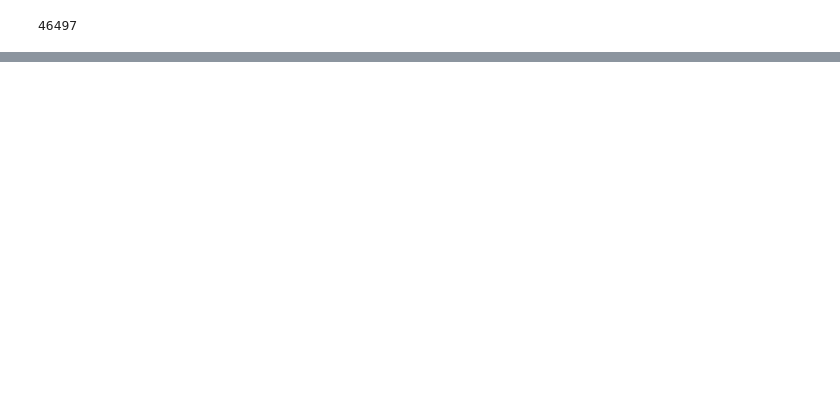
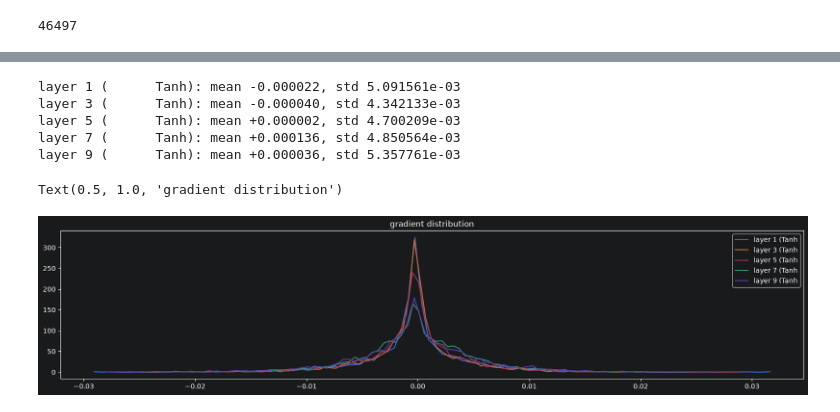
Before and after one commit to majorgilles/karpathy_ml_course, a Jupyter notebook: coursework/04-activations-gradients-batchnorm/notebooks/04-activations-gradients-batchnorm.ipynb, the cells around one changed output, grey strips where cells are left out. Drawn from its saved outputs; the diff is of its cells as text; code cells hidden in the pictures; blank space fills up the shorter version.

```diff
--- a/coursework/04-activations-gradients-batchnorm/notebooks/04-activations-gradients-batchnorm.ipynb
+++ b/coursework/04-activations-gradients-batchnorm/notebooks/04-activations-gradients-batchnorm.ipynb
@@ -641,0 +796,24 @@ for p in parameters:
+# %%
+# Overlay gradients with respect to every hidden tanh layer's latest output.
+plt.figure(figsize=(20, 4))
+legends = []
+for i, layer in enumerate(layers[:-1]):  # Exclude the final output Linear layer.
+    if isinstance(layer, Tanh):
+        t = layer.out.grad  # (B, 100): d(loss) / d(post-tanh activation).
+        print(
+            f"layer {i} ({layer.__class__.__name__:>10s}): "
+            f"mean {t.mean().item():+f}, std {t.std().item():e}"
+        )
+        hy, hx = torch.histogram(t, density=True)
+        plt.plot(hx[:-1].detach(), hy.detach())
+        legends.append(f"layer {i} ({layer.__class__.__name__})")
+plt.legend(legends)
+plt.title("gradient distribution")
+# %% [output]
+layer 1 (      Tanh): mean -0.000022, std 5.091561e-03
+layer 3 (      Tanh): mean -0.000040, std 4.342133e-03
+layer 5 (      Tanh): mean +0.000002, std 4.700209e-03
+layer 7 (      Tanh): mean +0.000136, std 4.850564e-03
+layer 9 (      Tanh): mean +0.000036, std 5.357761e-03
+Text(0.5, 1.0, 'gradient distribution')
+[figure, added]
```
Also changed, not shown: parts of 16 cells of this notebook.
